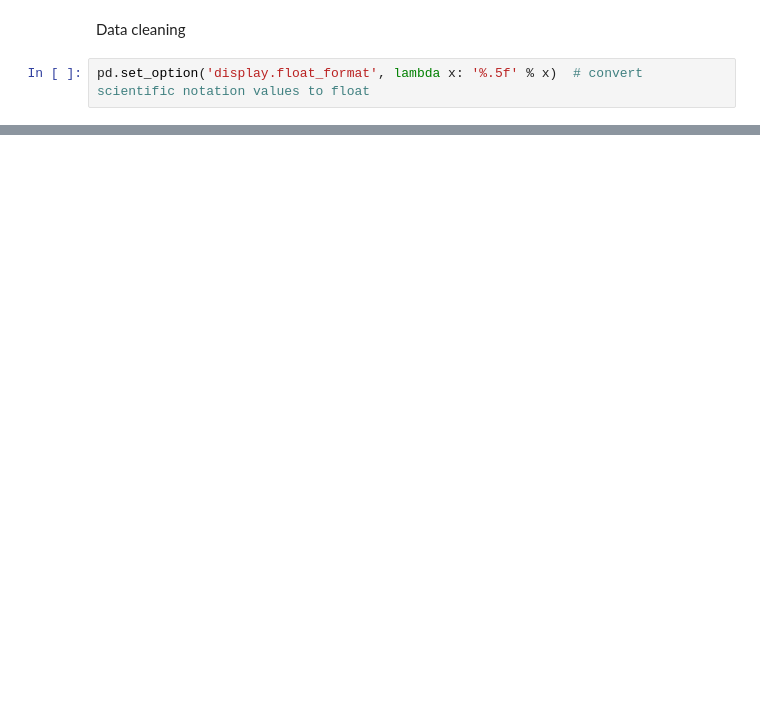
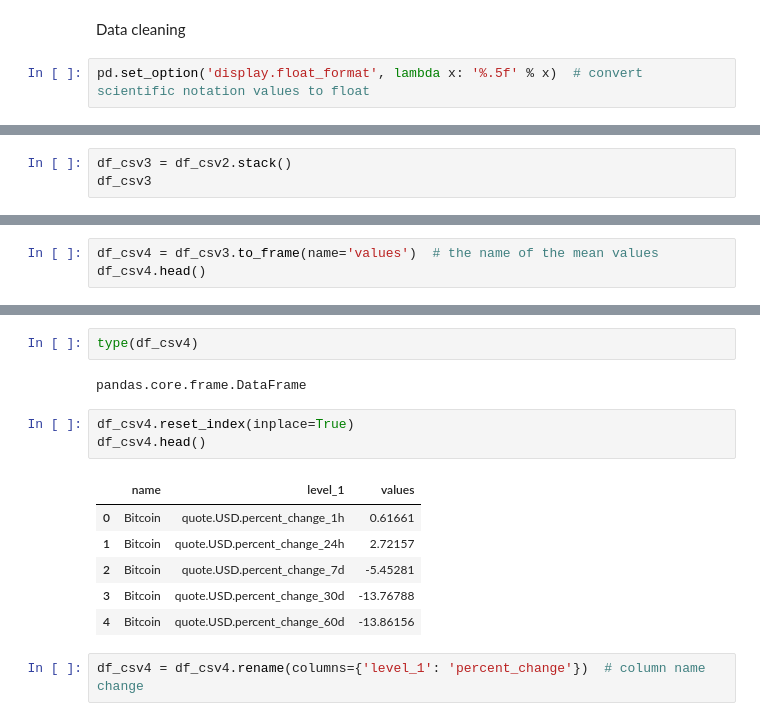
Before and after one commit to veroanalytic/coinmarketcap-automated, a Jupyter notebook: Coinmarketcap API.ipynb, the cells around one changed output, grey strips where cells are left out. Cells and saved outputs as stored; diff of their text form; blank space fills up the shorter version.

```diff
--- a/Coinmarketcap API.ipynb
+++ b/Coinmarketcap API.ipynb
@@ -157,0 +163,3 @@ Above dataframe will have issues with visualizing because the column headers nee
+# %%
+df_csv3 = df_csv2.stack()
+df_csv3
@@ -157,0 +192,3 @@ Above dataframe will have issues with visualizing because the column headers nee
+# %%
+df_csv4 = df_csv3.to_frame(name='values')  # the name of the mean values
+df_csv4.head()
@@ -157,0 +203,16 @@ Above dataframe will have issues with visualizing because the column headers nee
+# %%
+type(df_csv4)
+# %% [output]
+pandas.core.frame.DataFrame
+# %%
+df_csv4.reset_index(inplace=True)
+df_csv4.head()
+# %% [output]
+|  | name | level_1 | values |
+| 0 | Bitcoin | quote.USD.percent_change_1h | 0.61661 |
+| 1 | Bitcoin | quote.USD.percent_change_24h | 2.72157 |
+| 2 | Bitcoin | quote.USD.percent_change_7d | -5.45281 |
+| 3 | Bitcoin | quote.USD.percent_change_30d | -13.76788 |
+| 4 | Bitcoin | quote.USD.percent_change_60d | -13.86156 |
+# %%
+df_csv4 = df_csv4.rename(columns={'level_1': 'percent_change'})  # column name change
```
Also changed, not shown: parts of 13 cells of this notebook, 3 other files.
